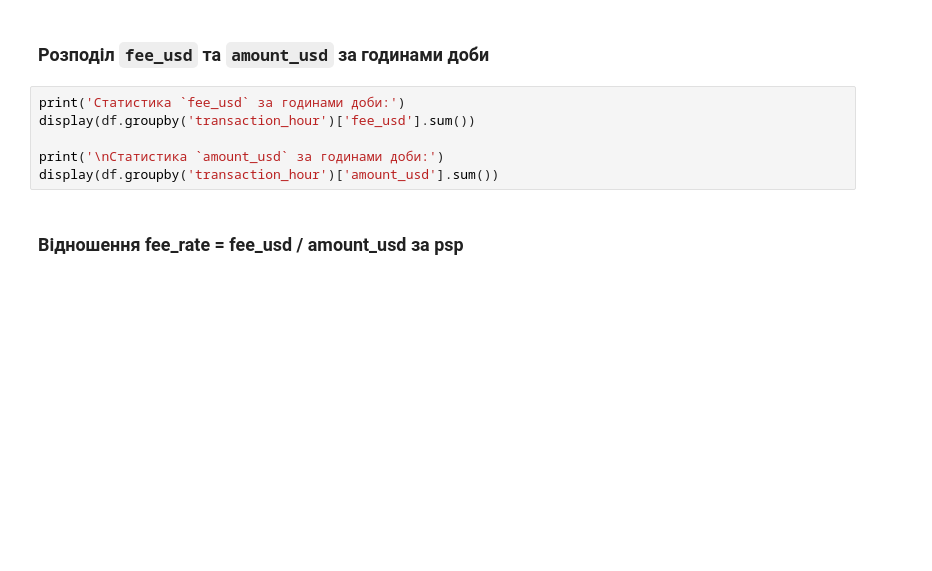
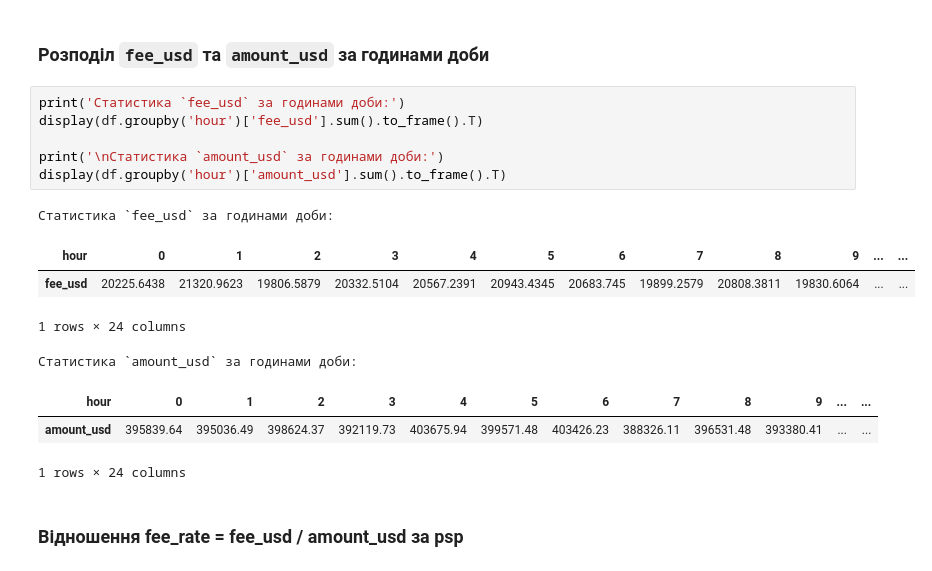
Before and after one commit to bukovskiy7777/Data-Analysis, a Jupyter notebook: Test_task.ipynb, the cells around one changed output. Drawn from its saved outputs; the diff is of its cells as text; blank space fills up the shorter version.

```diff
--- a/Test_task.ipynb
+++ b/Test_task.ipynb
@@ -389,10 +417,19 @@ display(df.groupby('transaction_dayofweek')['amount_usd'].sum())
 ### Розподіл `fee_usd` та `amount_usd` за годинами доби
 # %%
 print('Статистика `fee_usd` за годинами доби:')
-display(df.groupby('transaction_hour')['fee_usd'].sum())
+display(df.groupby('hour')['fee_usd'].sum().to_frame().T)
 
 print('\nСтатистика `amount_usd` за годинами доби:')
-display(df.groupby('transaction_hour')['amount_usd'].sum())
+display(df.groupby('hour')['amount_usd'].sum().to_frame().T)
+# %% [output]
+Статистика `fee_usd` за годинами доби:
+| hour | 0 | 1 | 2 | 3 | 4 | 5 | 6 | 7 | 8 | 9 | ... | ... |
+| fee_usd | 20225.6438 | 21320.9623 | 19806.5879 | 20332.5104 | 20567.2391 | 20943.4345 | 20683.745 | 19899.2579 | 20808.3811 | 19830.6064 | ... | ... |
+1 rows × 24 columns
+Статистика `amount_usd` за годинами доби:
+| hour | 0 | 1 | 2 | 3 | 4 | 5 | 6 | 7 | 8 | 9 | ... | ... |
+| amount_usd | 395839.64 | 395036.49 | 398624.37 | 392119.73 | 403675.94 | 399571.48 | 403426.23 | 388326.11 | 396531.48 | 393380.41 | ... | ... |
+1 rows × 24 columns
 # %% [markdown]
 ### Відношення fee_rate = fee_usd / amount_usd за psp
 # %%
```
Also changed, not shown: parts of 16 cells of this notebook.
